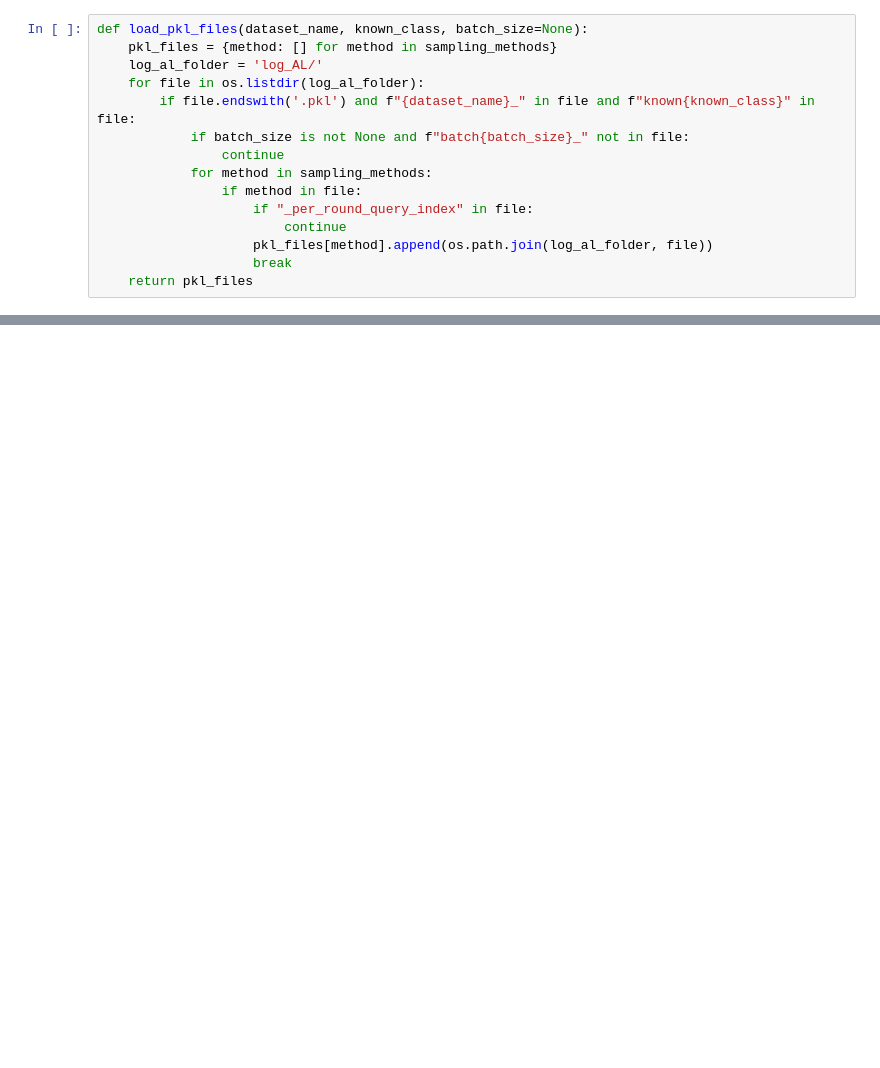
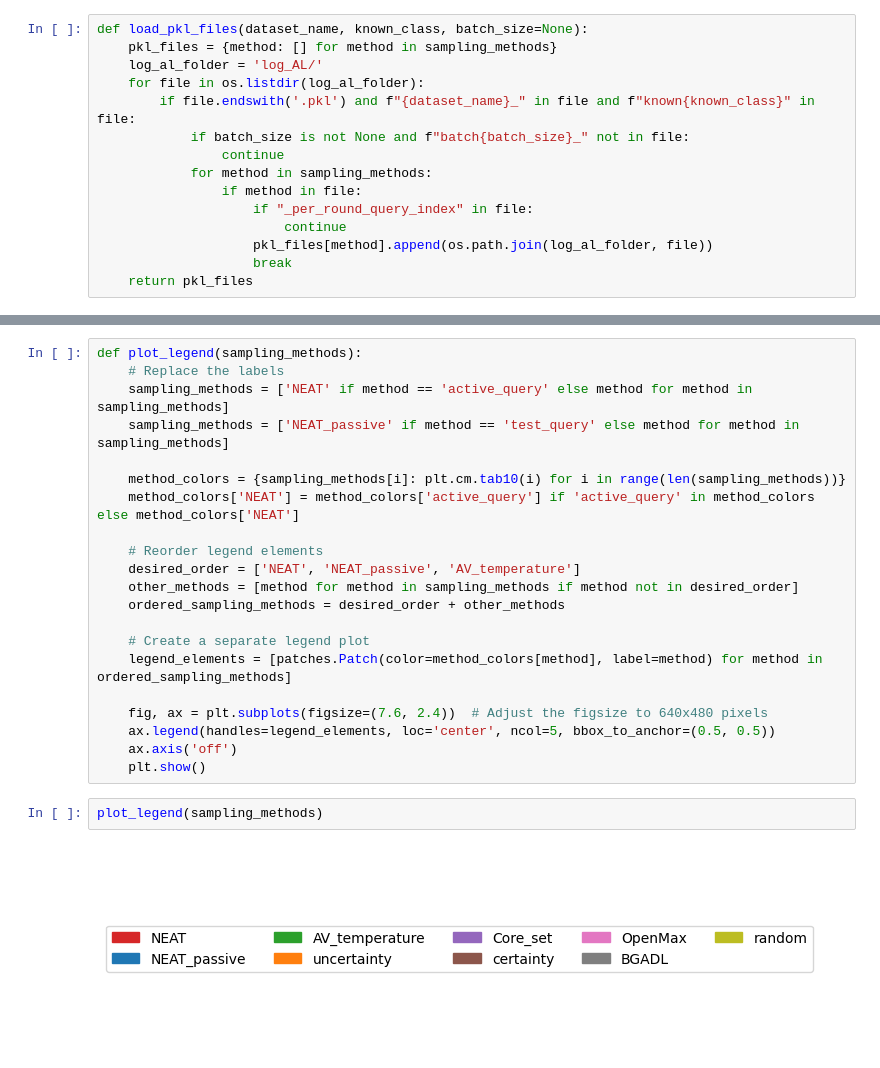
Before and after one commit to RuiyuM/resnet_CLIP, a Jupyter notebook: plot_baseline.ipynb, the cells around one changed output, grey strips where cells are left out. Cells and saved outputs as stored; diff of their text form; blank space fills up the shorter version.

Commit message:
base_plot

```diff
--- a/plot_baseline.ipynb
+++ b/plot_baseline.ipynb
@@ -213,3 +265,28 @@ def plot_graphs(group_name, acc_list, precision_list, recall_list, acc_std_list,
+# %%
+def plot_legend(sampling_methods):
+    # Replace the labels
+    sampling_methods = ['NEAT' if method == 'active_query' else method for method in sampling_methods]
+    sampling_methods = ['NEAT_passive' if method == 'test_query' else method for method in sampling_methods]
+
+    method_colors = {sampling_methods[i]: plt.cm.tab10(i) for i in range(len(sampling_methods))}
+    method_colors['NEAT'] = method_colors['active_query'] if 'active_query' in method_colors else method_colors['NEAT']
+
+    # Reorder legend elements
+    desired_order = ['NEAT', 'NEAT_passive', 'AV_temperature']
+    other_methods = [method for method in sampling_methods if method not in desired_order]
+    ordered_sampling_methods = desired_order + other_methods
+
+    # Create a separate legend plot
+    legend_elements = [patches.Patch(color=method_colors[method], label=method) for method in ordered_sampling_methods]
+
+    fig, ax = plt.subplots(figsize=(7.6, 2.4))  # Adjust the figsize to 640x480 pixels
+    ax.legend(handles=legend_elements, loc='center', ncol=5, bbox_to_anchor=(0.5, 0.5))
+    ax.axis('off')
+    plt.show()
+# %%
+plot_legend(sampling_methods)
+# %% [output]
+[figure, added]
 # %%
 for dataset_name, dataset_info in datasets.items():
     for known_class in dataset_info['known_class']:
```
Also changed, not shown: parts of 4 cells of this notebook.
